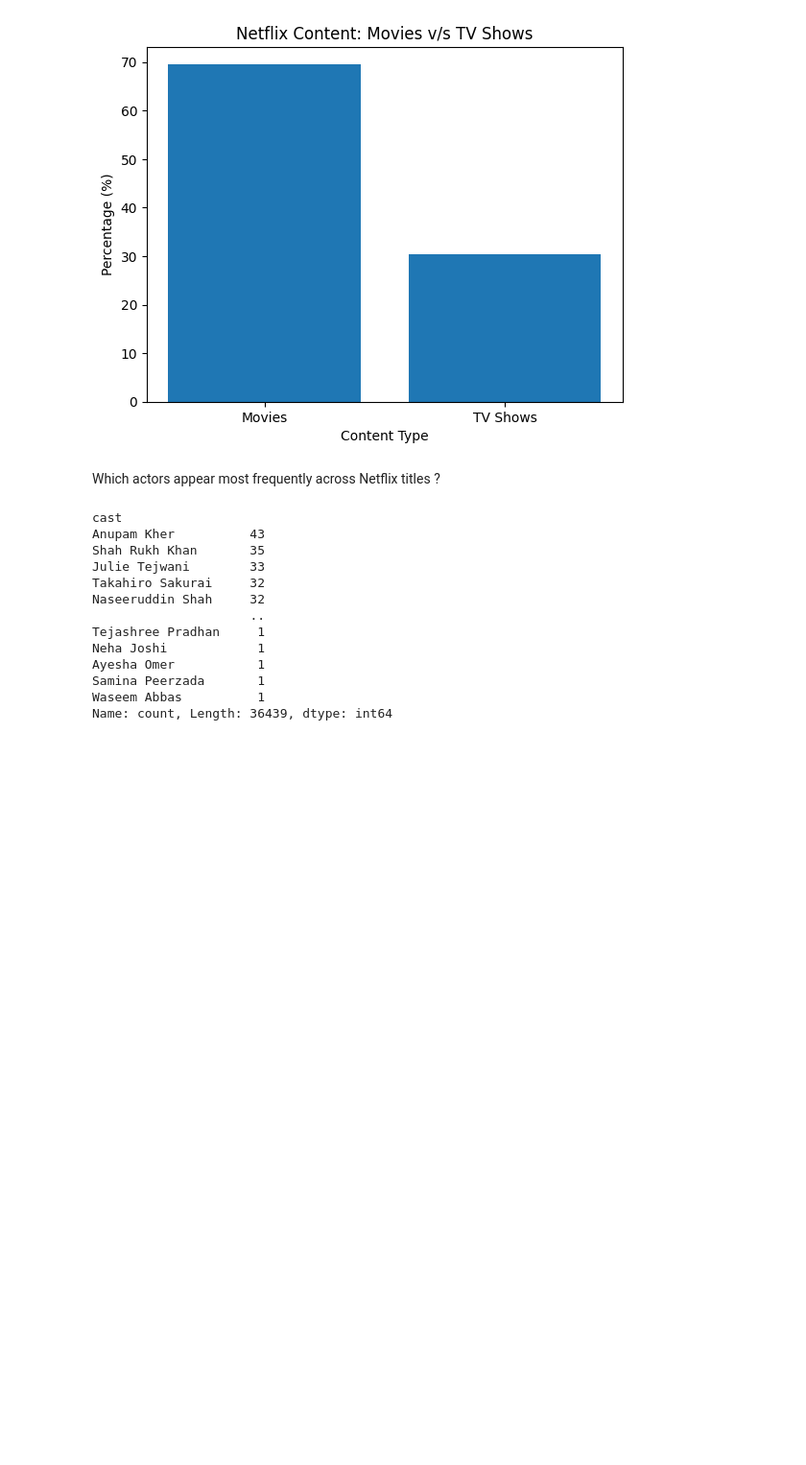
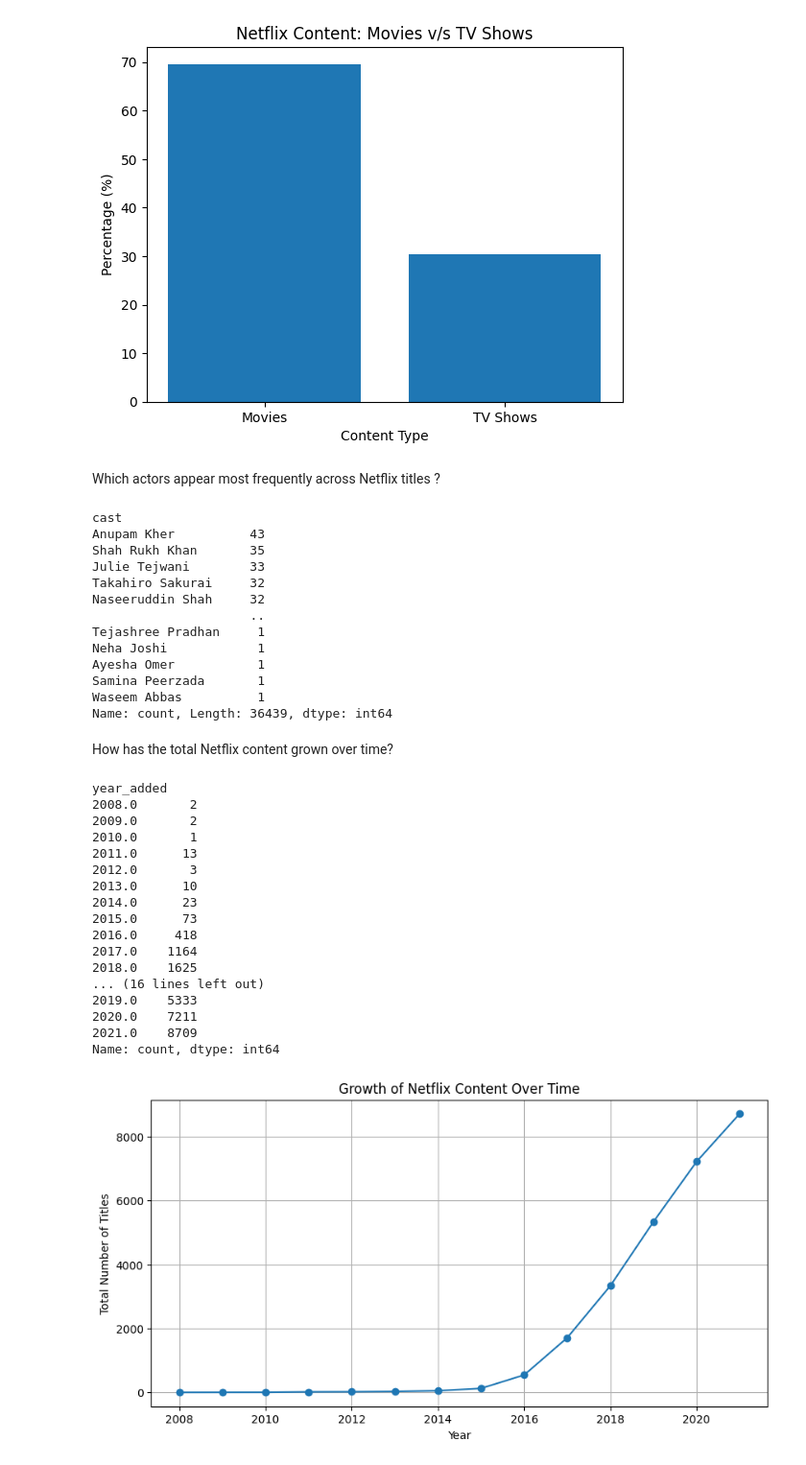
Before and after one commit to tiwarikhushi02/Netflix-Data-Analysis, a Jupyter notebook: netflix-data-analysis.ipynb, the cells around one changed output. Shown at 96% size. Drawn from its saved outputs; the diff is of its cells as text; code cells hidden in the pictures; blank space fills up the shorter version.

```diff
--- a/netflix-data-analysis.ipynb
+++ b/netflix-data-analysis.ipynb
@@ -228,3 +228,42 @@ Ayesha Omer           1
 Samina Peerzada       1
 Waseem Abbas          1
 Name: count, Length: 36439, dtype: int64
+# %% [markdown]
+How has the total Netflix content grown over time?
+# %%
+
+
+df['date_added'] = pd.to_datetime(df['date_added'], errors='coerce')
+df['year_added'] = df['date_added'].dt.year
+titles_per_year = df['year_added'].value_counts().sort_index()
+print(titles_per_year)
+
+content_growth = titles_per_year.cumsum()
+print(content_growth)
+
+plt.figure(figsize=(10,5))
+plt.plot(content_growth.index, content_growth.values, marker='o')
+plt.title('Growth of Netflix Content Over Time')
+plt.xlabel('Year')
+plt.ylabel('Total Number of Titles')
+plt.grid(True)
+plt.show()
+# %% [output]
+year_added
+2008.0       2
+2009.0       2
+2010.0       1
+2011.0      13
+2012.0       3
+2013.0      10
+2014.0      23
+2015.0      73
+2016.0     418
+2017.0    1164
+2018.0    1625
+... (16 lines left out)
+2019.0    5333
+2020.0    7211
+2021.0    8709
+Name: count, dtype: int64
+[figure, added]
```
Also changed, not shown: parts of 3 cells of this notebook.
